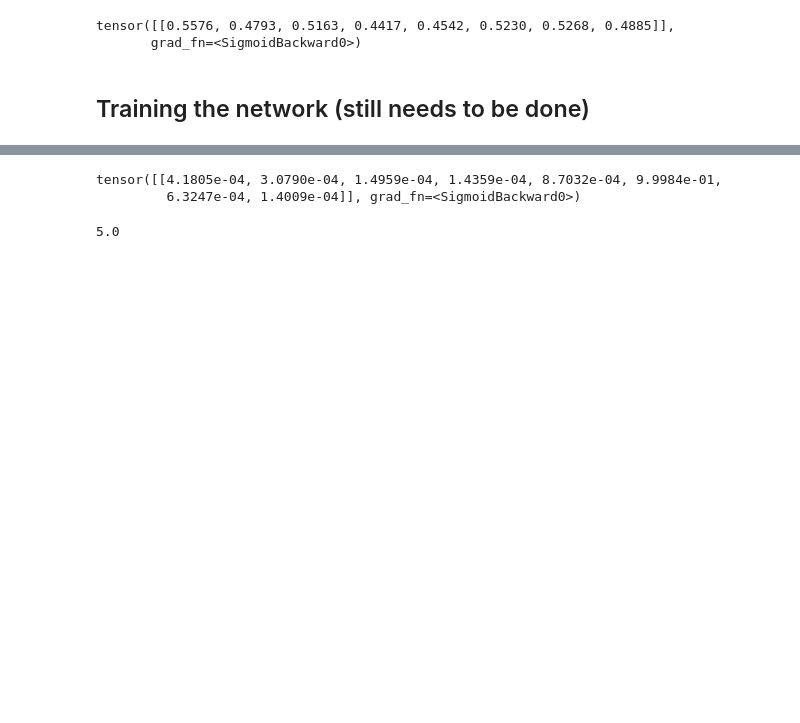
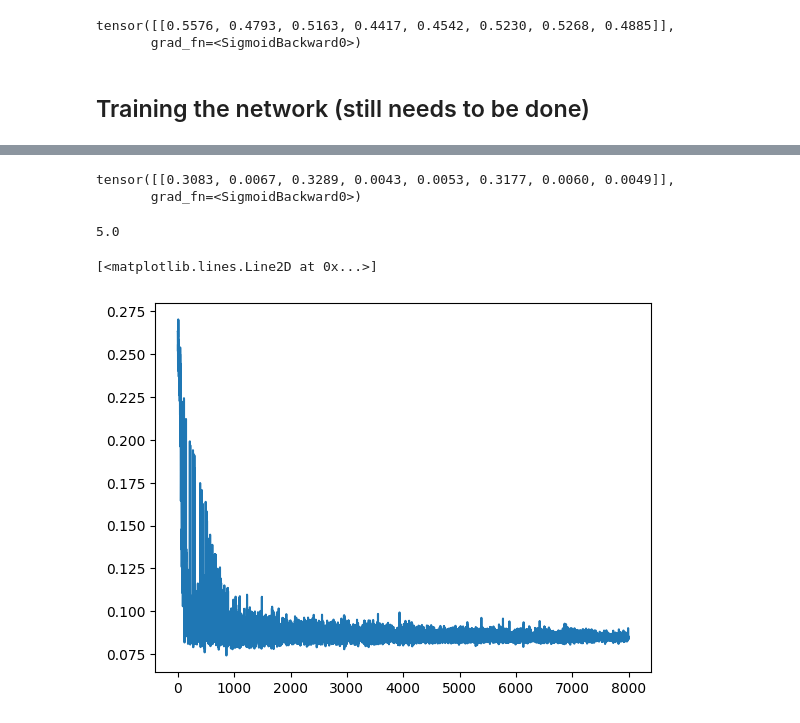
Before and after one commit to wisleythewise/QuaternionConvoltion, a Jupyter notebook: Main.ipynb, the cells around one changed output, grey strips where cells are left out. Cells and saved outputs as stored; diff of their text form; code cells hidden in the pictures; blank space fills up the shorter version.

```diff
--- a/Main.ipynb
+++ b/Main.ipynb
@@ -120,13 +120,17 @@ from   imageio import imread,imwrite
 import numpy   as np
 import sys
 
-SAMPLES = 1000
+SAMPLES = 10000
 
 NUM_EPOCHS = 30001
 LEARNING_RATE = 0.0005
 
-data_placeholder = np.zeros((SAMPLES,4,32,32))
-label_placeholder = np.zeros((SAMPLES,))
+data_placeholder = np.zeros((int(SAMPLES*0.8),4,32,32))
+label_placeholder = np.zeros((int(SAMPLES*0.8),))
+
+
+test_placeholder = np.zeros((int(SAMPLES*0.2),4,32,32))
+test_label_placeholder = np.zeros((int(SAMPLES*0.2)+1,))
 
 # Dataformatter
 for i in range(SAMPLES):
@@ -143,6 +147,12 @@ for i in range(SAMPLES):
     train = np.pad(train, pad_width=npad, mode='constant', constant_values=0)
     train = np.transpose(train, (2,0,1))
     train = np.reshape(train, (1, train.shape[0], train.shape[1], train.shape[2]))
+
+    if i >= int(SAMPLES * 0.8):
+        i -= int(SAMPLES * 0.8)
+        test_placeholder[i] = train
+        test_label_placeholder[i] = labels
+
     data_placeholder[i] = train
     label_placeholder[i] = labels
 
@@ -190,17 +200,20 @@ tensor([[0.5576, 0.4793, 0.5163, 0.4417, 0.4542, 0.5230, 0.5268, 0.4885]],
 net = QAE( )
 
 optimizer = torch.optim.Adam(net.parameters(), lr=LEARNING_RATE)
-NUM_EPOCHS = 800
+NUM_EPOCHS = 8000
 
+losses = []
 
 for epoch in range(NUM_EPOCHS):
 
     output = net.forward(data_placeholder[epoch])
 
+
     index = output[0].argmax()
 
     answer_one_hot = th.Tensor([0,0,0,0,0,0,0,0])
-    answer_one_hot[index] = 1
+    answer_one_hot[int(label_placeholder[index]) - 1 ] = 1
+
     criterion = nn.MSELoss()
 
     loss =  criterion(output[0] , answer_one_hot)
@@ -208,5 +221,7 @@ for epoch in range(NUM_EPOCHS):
     loss.backward()
     optimizer.step()
 
+    losses.append(loss.cpu().item())
+
     print("epoch "+str(epoch+1)+", loss_train "+str(loss.cpu().item()))
 # %% [output]
@@ -230,9 +245,14 @@ epoch 800, loss_train 1.1131616872717132e-07
 # %%
 net.forward(data_placeholder[999])
 # %% [output]
-tensor([[4.1805e-04, 3.0790e-04, 1.4959e-04, 1.4359e-04, 8.7032e-04, 9.9984e-01,
-         6.3247e-04, 1.4009e-04]], grad_fn=<SigmoidBackward0>)
+tensor([[0.3083, 0.0067, 0.3289, 0.0043, 0.0053, 0.3177, 0.0060, 0.0049]],
+       grad_fn=<SigmoidBackward0>)
 # %%
 label_placeholder[999]
 # %% [output]
 5.0
+# %%
+plt.plot(range(0,len(losses)), losses)
+# %% [output]
+[<matplotlib.lines.Line2D at 0x...>]
+[figure, added]
```
Also changed, not shown: parts of 4 cells of this notebook.
